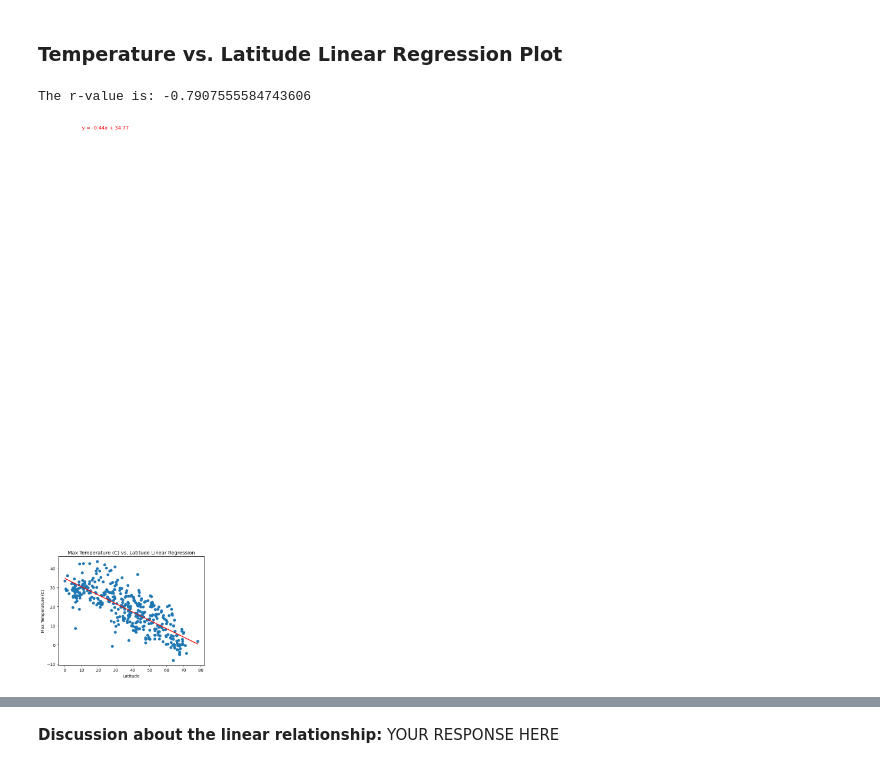
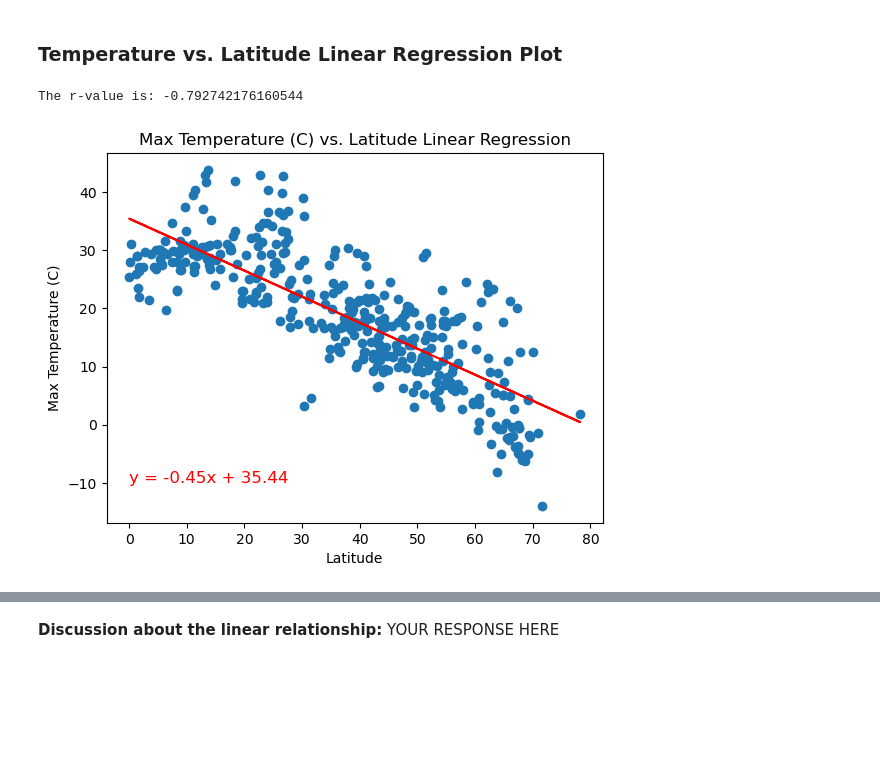
Before and after one commit to MS1352/python-api-challenge, a Jupyter notebook: WeatherPy/WeatherPy.ipynb, the cells around one changed output, grey strips where cells are left out. Cells and saved outputs as stored; diff of their text form; code cells hidden in the pictures; blank space fills up the shorter version.

```diff
--- a/WeatherPy/WeatherPy.ipynb
+++ b/WeatherPy/WeatherPy.ipynb
@@ -334,9 +334,9 @@ southern_hemi_df.head()
 ###  Temperature vs. Latitude Linear Regression Plot
 # %%
 # Linear regression on Northern Hemisphere
-plot_linear_regression(northern_hemi_df["Lat"], northern_hemi_df["Max Temp"], "Max Temperature (C)", (10,270))
+plot_linear_regression(northern_hemi_df["Lat"], northern_hemi_df["Max Temp"], "Max Temperature (C)", (0,-10))
 # %% [output]
-The r-value is: -0.7907555584743606
+The r-value is: -0.792742176160544
-[figure, old version]
+[figure, new version]
 # %%
 # Linear regression on Southern Hemisphere
```
Also changed, not shown: parts of 25 cells of this notebook, 10 other files.
